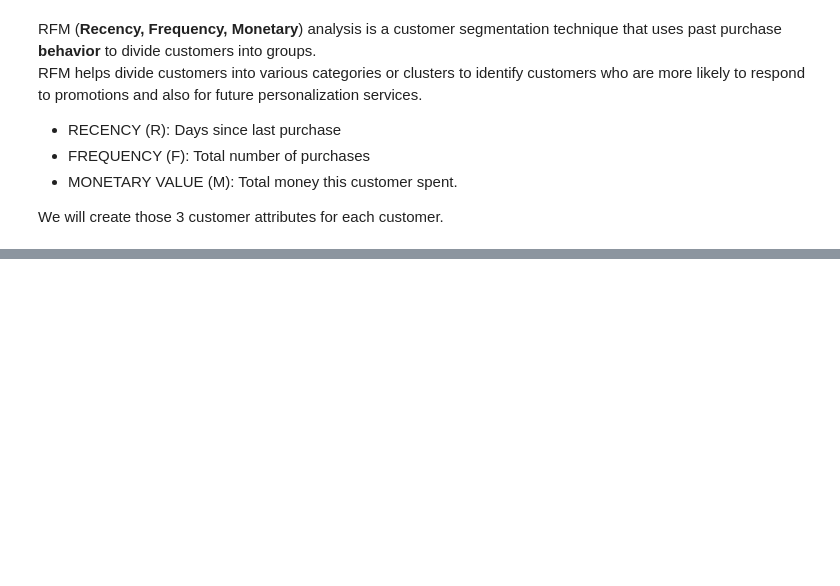
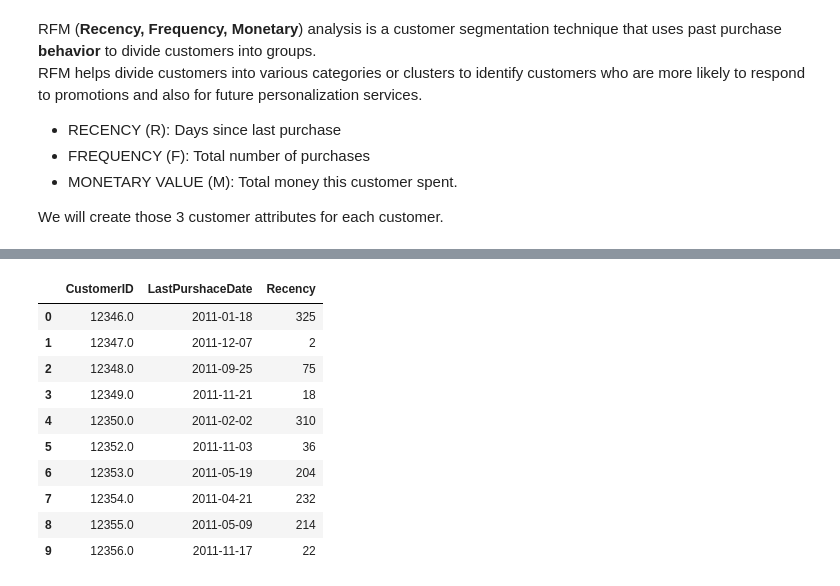
Before and after one commit to MOHD-TAUFIQUE/Customer-Segmentation--Unsupervised-Learning-Capstone-Project-4, a Jupyter notebook: Copy_of_Online_Retail_Customer_Segmentation_Capstone_Project.ipynb, the cells around one changed output, grey strips where cells are left out. Saved outputs shown, nothing was run; the diff lists cells and outputs as text; code cells hidden in the pictures; blank space fills up the shorter version.

```diff
--- a/Copy_of_Online_Retail_Customer_Segmentation_Capstone_Project.ipynb
+++ b/Copy_of_Online_Retail_Customer_Segmentation_Capstone_Project.ipynb
@@ -751,0 +775,5 @@ We will create those 3 customer attributes for each customer.
+# %%
+#group by customers and check last date of purshace
+recency_df = retail_df_copy.groupby(by='CustomerID', as_index=False)['date'].max()
+recency_df.columns = ['CustomerID','LastPurshaceDate']
+recency_df.head()
@@ -751,0 +787,17 @@ We will create those 3 customer attributes for each customer.
+# %%
+#calculate recency
+recency_df['Recency'] = recency_df['LastPurshaceDate'].apply(lambda x: (now - x).days)
+# %%
+recency_df.head(10)
+# %% [output]
+|  | CustomerID | LastPurshaceDate | Recency |
+| 0 | 12346.0 | 2011-01-18 | 325 |
+| 1 | 12347.0 | 2011-12-07 | 2 |
+| 2 | 12348.0 | 2011-09-25 | 75 |
+| 3 | 12349.0 | 2011-11-21 | 18 |
+| 4 | 12350.0 | 2011-02-02 | 310 |
+| 5 | 12352.0 | 2011-11-03 | 36 |
+| 6 | 12353.0 | 2011-05-19 | 204 |
+| 7 | 12354.0 | 2011-04-21 | 232 |
+| 8 | 12355.0 | 2011-05-09 | 214 |
+| 9 | 12356.0 | 2011-11-17 | 22 |
```
Also changed, not shown: parts of 14 cells of this notebook.
